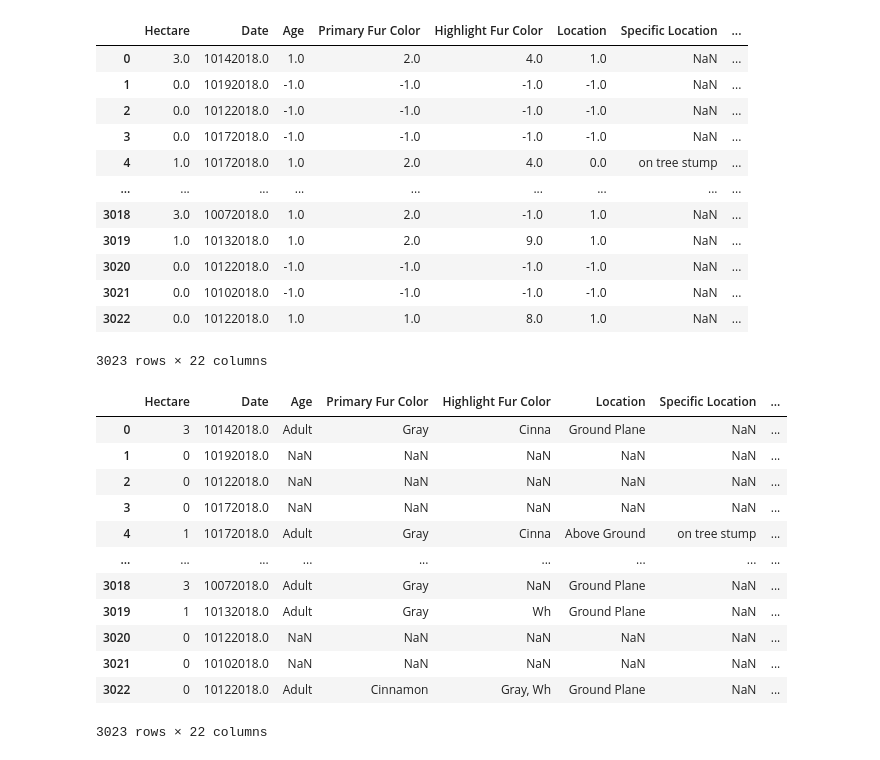
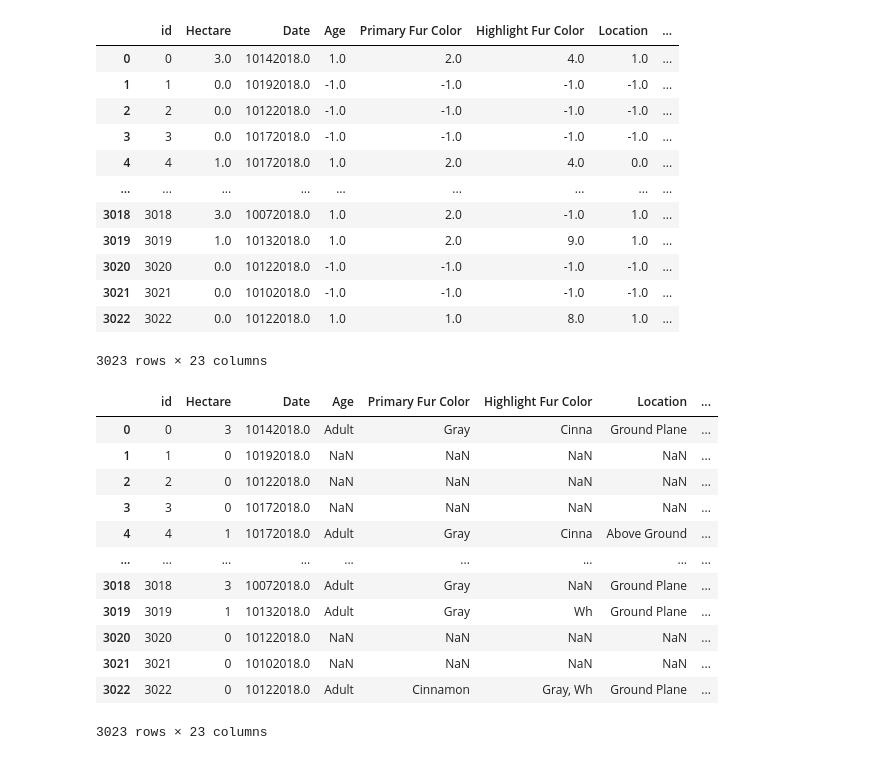
Before and after one commit to pvcy/pvcy-challenge, a Jupyter notebook: anonymize_ntbk.ipynb, the cells around one changed output. Cells and saved outputs as stored; diff of their text form; code cells hidden in the pictures.

```diff
--- a/anonymize_ntbk.ipynb
+++ b/anonymize_ntbk.ipynb
@@ -178,32 +178,32 @@ for c in list(inner_join_df[quasi_ids_w_wo_cat]):
 # %%
 new_df = pd.merge(df, inner_join_df, on="id", how="left")
 
 #coalesce the clustered values, then the non-clustered ones
 for c in fields_list:
     if c+'_cat' in quasi_ids_cat:
         new_df[c] = new_df[c + '_cat_y'].combine_first(new_df[c + '_cat_x'])
     else:
         new_df[c] = new_df[c + '_y'].combine_first(new_df[c + '_x'])
 
 #clean up the columns
-reduced_df=new_df[fields_list].copy()
+reduced_df=new_df[all_fields].copy()
 reduced_df
 
 #now we need to re-map the qids
 # %% [output]
-|  | Hectare | Date | Age | Primary Fur Color | Highlight Fur Color | Location | Specific Location | ... |
-| 0 | 3.0 | 10142018.0 | 1.0 | 2.0 | 4.0 | 1.0 | NaN | ... |
-| 1 | 0.0 | 10192018.0 | -1.0 | -1.0 | -1.0 | -1.0 | NaN | ... |
-| 2 | 0.0 | 10122018.0 | -1.0 | -1.0 | -1.0 | -1.0 | NaN | ... |
-| 3 | 0.0 | 10172018.0 | -1.0 | -1.0 | -1.0 | -1.0 | NaN | ... |
-| 4 | 1.0 | 10172018.0 | 1.0 | 2.0 | 4.0 | 0.0 | on tree stump | ... |
+|  | id | Hectare | Date | Age | Primary Fur Color | Highlight Fur Color | Location | ... |
+| 0 | 0 | 3.0 | 10142018.0 | 1.0 | 2.0 | 4.0 | 1.0 | ... |
+| 1 | 1 | 0.0 | 10192018.0 | -1.0 | -1.0 | -1.0 | -1.0 | ... |
+| 2 | 2 | 0.0 | 10122018.0 | -1.0 | -1.0 | -1.0 | -1.0 | ... |
+| 3 | 3 | 0.0 | 10172018.0 | -1.0 | -1.0 | -1.0 | -1.0 | ... |
+| 4 | 4 | 1.0 | 10172018.0 | 1.0 | 2.0 | 4.0 | 0.0 | ... |
 | ... | ... | ... | ... | ... | ... | ... | ... | ... |
-| 3018 | 3.0 | 10072018.0 | 1.0 | 2.0 | -1.0 | 1.0 | NaN | ... |
-| 3019 | 1.0 | 10132018.0 | 1.0 | 2.0 | 9.0 | 1.0 | NaN | ... |
-| 3020 | 0.0 | 10122018.0 | -1.0 | -1.0 | -1.0 | -1.0 | NaN | ... |
-| 3021 | 0.0 | 10102018.0 | -1.0 | -1.0 | -1.0 | -1.0 | NaN | ... |
-| 3022 | 0.0 | 10122018.0 | 1.0 | 1.0 | 8.0 | 1.0 | NaN | ... |
+| 3018 | 3018 | 3.0 | 10072018.0 | 1.0 | 2.0 | -1.0 | 1.0 | ... |
+| 3019 | 3019 | 1.0 | 10132018.0 | 1.0 | 2.0 | 9.0 | 1.0 | ... |
+| 3020 | 3020 | 0.0 | 10122018.0 | -1.0 | -1.0 | -1.0 | -1.0 | ... |
+| 3021 | 3021 | 0.0 | 10102018.0 | -1.0 | -1.0 | -1.0 | -1.0 | ... |
+| 3022 | 3022 | 0.0 | 10122018.0 | 1.0 | 1.0 | 8.0 | 1.0 | ... |
-3023 rows × 22 columns
+3023 rows × 23 columns
 # %%
 # df_cat_mapping[quasi_ids_cat]
 # quasi_ids_cat
@@ -218,16 +218,16 @@ for c in quasi_ids_cat:
 # %%
 reduced_df
 # %% [output]
-|  | Hectare | Date | Age | Primary Fur Color | Highlight Fur Color | Location | Specific Location | ... |
-| 0 | 3 | 10142018.0 | Adult | Gray | Cinna | Ground Plane | NaN | ... |
-| 1 | 0 | 10192018.0 | NaN | NaN | NaN | NaN | NaN | ... |
-| 2 | 0 | 10122018.0 | NaN | NaN | NaN | NaN | NaN | ... |
-| 3 | 0 | 10172018.0 | NaN | NaN | NaN | NaN | NaN | ... |
-| 4 | 1 | 10172018.0 | Adult | Gray | Cinna | Above Ground | on tree stump | ... |
+|  | id | Hectare | Date | Age | Primary Fur Color | Highlight Fur Color | Location | ... |
+| 0 | 0 | 3 | 10142018.0 | Adult | Gray | Cinna | Ground Plane | ... |
+| 1 | 1 | 0 | 10192018.0 | NaN | NaN | NaN | NaN | ... |
+| 2 | 2 | 0 | 10122018.0 | NaN | NaN | NaN | NaN | ... |
+| 3 | 3 | 0 | 10172018.0 | NaN | NaN | NaN | NaN | ... |
+| 4 | 4 | 1 | 10172018.0 | Adult | Gray | Cinna | Above Ground | ... |
 | ... | ... | ... | ... | ... | ... | ... | ... | ... |
-| 3018 | 3 | 10072018.0 | Adult | Gray | NaN | Ground Plane | NaN | ... |
-| 3019 | 1 | 10132018.0 | Adult | Gray | Wh | Ground Plane | NaN | ... |
-| 3020 | 0 | 10122018.0 | NaN | NaN | NaN | NaN | NaN | ... |
-| 3021 | 0 | 10102018.0 | NaN | NaN | NaN | NaN | NaN | ... |
-| 3022 | 0 | 10122018.0 | Adult | Cinnamon | Gray, Wh | Ground Plane | NaN | ... |
+| 3018 | 3018 | 3 | 10072018.0 | Adult | Gray | NaN | Ground Plane | ... |
+| 3019 | 3019 | 1 | 10132018.0 | Adult | Gray | Wh | Ground Plane | ... |
+| 3020 | 3020 | 0 | 10122018.0 | NaN | NaN | NaN | NaN | ... |
+| 3021 | 3021 | 0 | 10102018.0 | NaN | NaN | NaN | NaN | ... |
+| 3022 | 3022 | 0 | 10122018.0 | Adult | Cinnamon | Gray, Wh | Ground Plane | ... |
-3023 rows × 22 columns
+3023 rows × 23 columns
```
Also changed, not shown: 1 other file.
